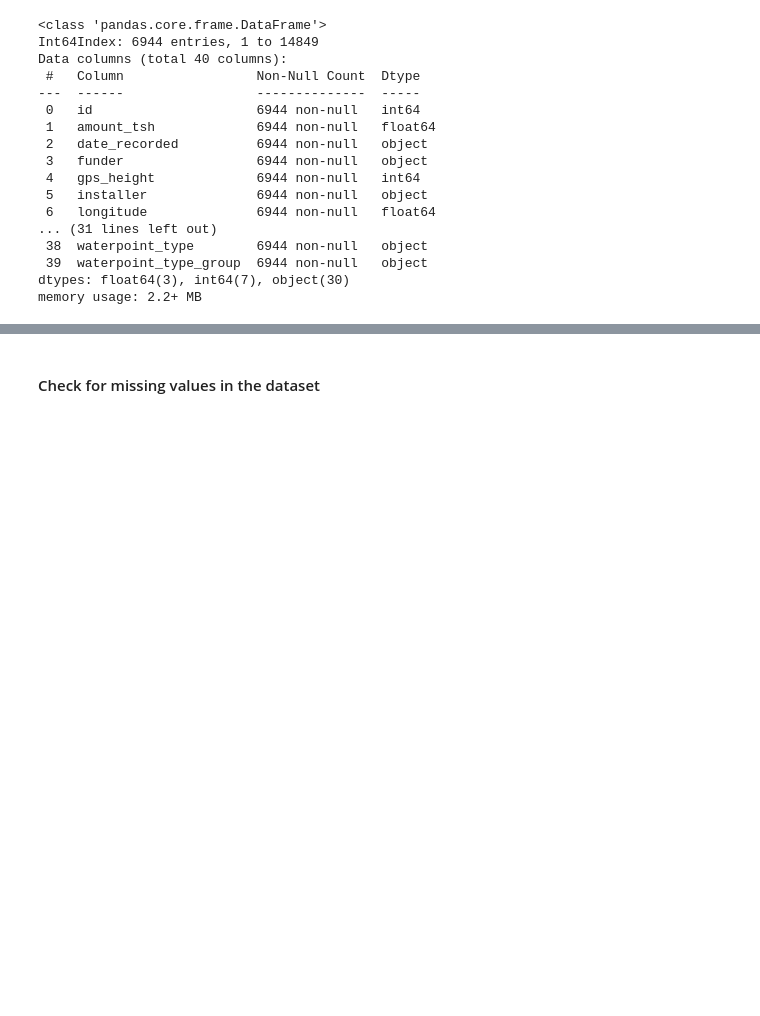
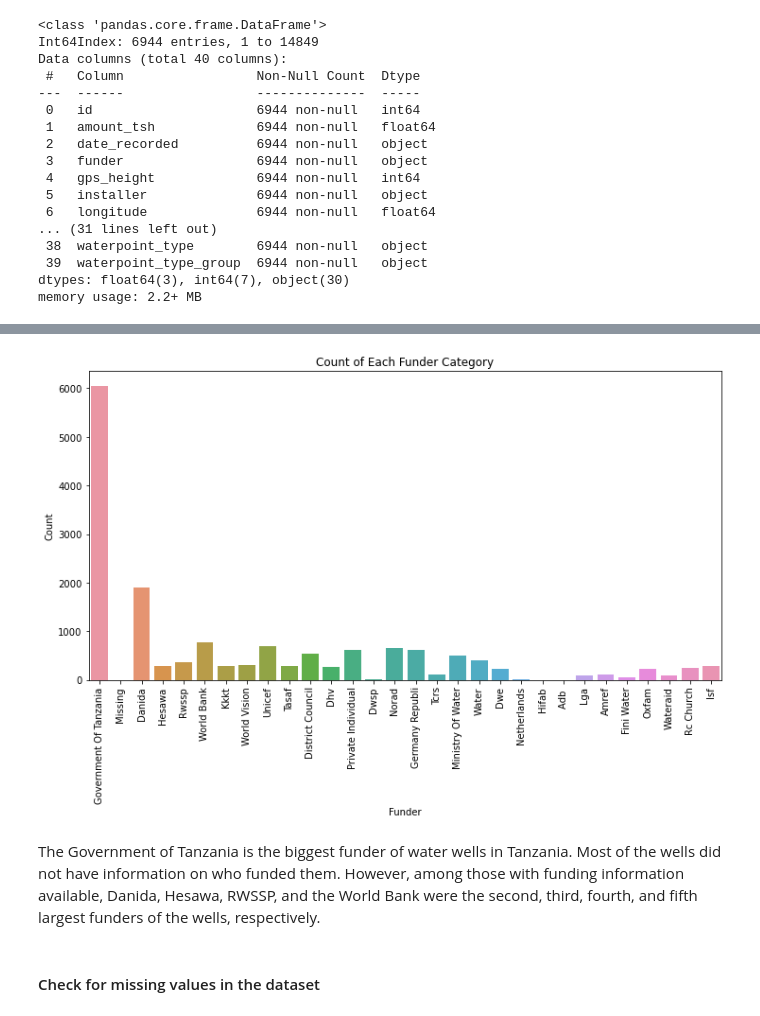
Before and after one commit to LynnsBaraka/tanzania-water-wells, a Jupyter notebook: index.ipynb, the cells around one changed output, grey strips where cells are left out. Cells and saved outputs as stored; diff of their text form; code cells hidden in the pictures; blank space fills up the shorter version.

```diff
--- a/index.ipynb
+++ b/index.ipynb
@@ -269,3 +405,36 @@ memory usage: 2.2+ MB
+# %%
+# Assuming you have already imported necessary libraries like pandas and seaborn
+import matplotlib.pyplot as plt
+import seaborn as sns
+
+# List of top 30 funders
+funders = ['Government Of Tanzania', 'Missing', 'Danida', 'Hesawa', 'Rwssp', 'World Bank',
+           'Kkkt', 'World Vision', 'Unicef', 'Tasaf', 'District Council', 'Dhv', 'Private Individual',
+           'Dwsp', 'Norad', 'Germany Republi', 'Tcrs', 'Ministry Of Water', 'Water', 'Dwe','Netherlands','Hifab','Adb ','Lga','Amref', 'Fini Water','Oxfam','Wateraid','Rc Church','Isf']
+
+# Dictionary to store the filtered data frames
+dfs = {}
+
+# Assuming df is your DataFrame containing the data
+for funder in funders:
+    dfs[funder] = training_set_labels.loc[training_set_values['funder'] == funder]
+
+# Extract the funders and their respective counts then visualize them
+funders = list(dfs.keys())
+counts = [len(dfs[funder]) for funder in funders]
+
+# Create a bar plot
+plt.figure(figsize=(12, 6))
+ax = sns.barplot(x=funders, y=counts)
+ax.set_xticklabels(ax.get_xticklabels(), rotation=90)
+plt.xlabel('Funder')
+plt.ylabel('Count')
+plt.title('Count of Each Funder Category')
+plt.show()
+# %% [output]
+[figure, added]
+# %% [markdown]
+The Government of Tanzania is the biggest funder of water wells in Tanzania. Most of the wells did not have information on who funded them. However, among those with funding information available, Danida, Hesawa, RWSSP, and the World Bank were the second, third, fourth, and fifth largest funders of the wells, respectively.
 # %% [markdown]
 #### Check for missing values in the dataset
 # %%
```
Also changed, not shown: parts of 20 cells of this notebook.
